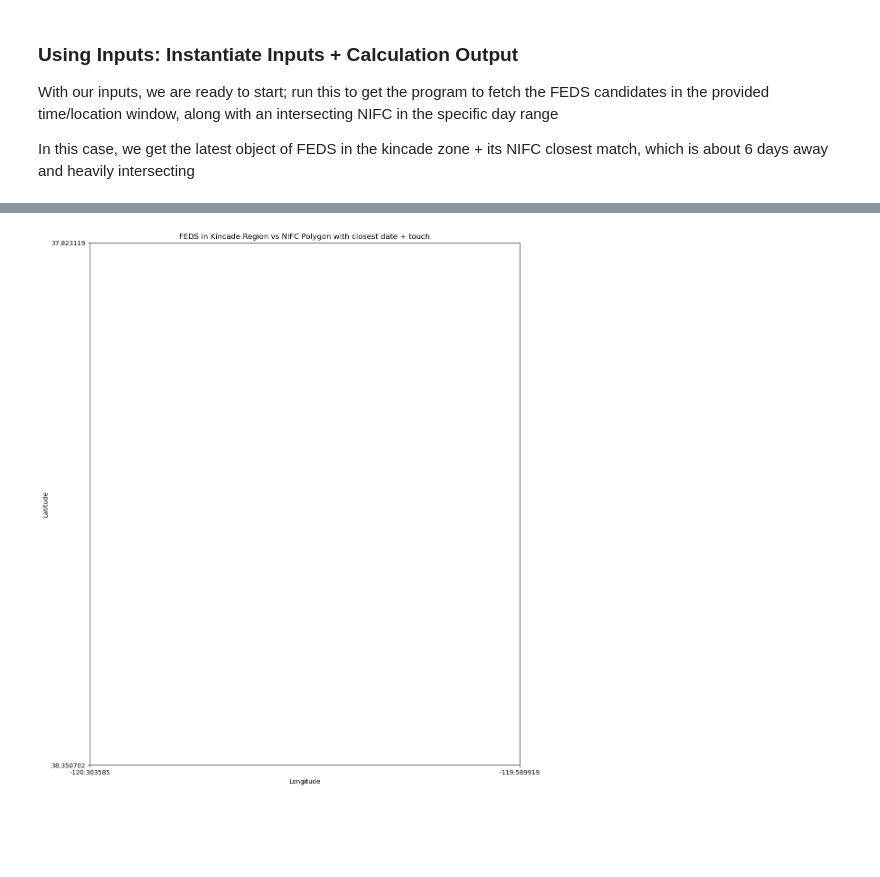
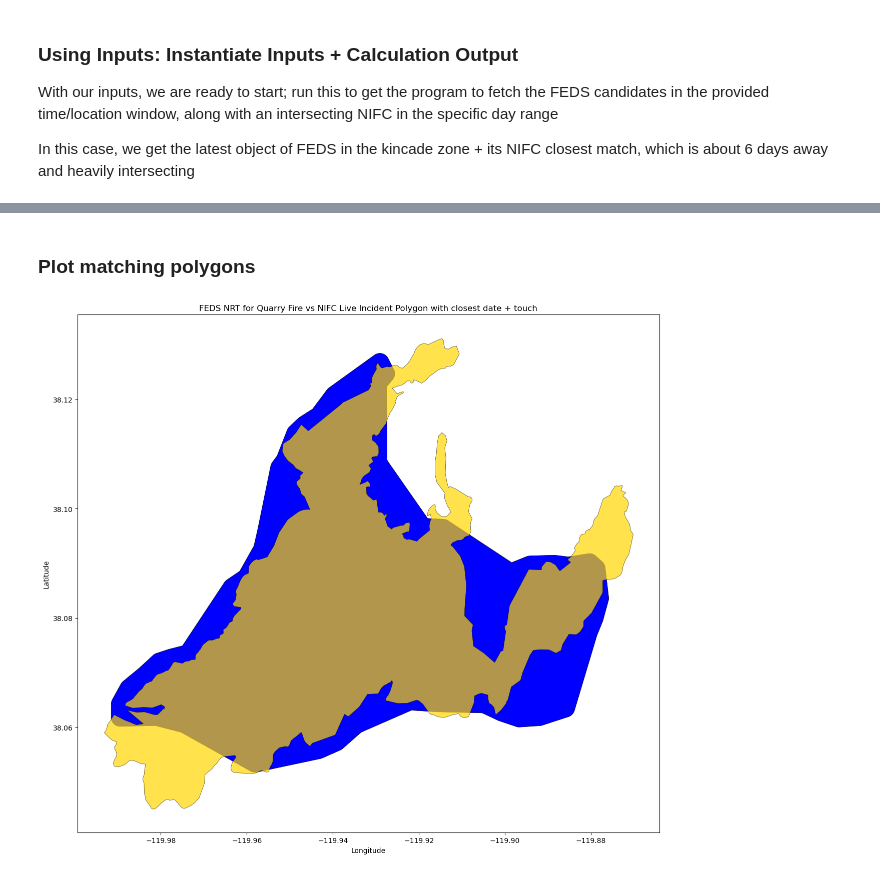
Before and after one commit to ksharonin/feds-benchmarking, a Jupyter notebook: demos/NRT_DEMO.ipynb, the cells around one changed output, grey strips where cells are left out. Cells and saved outputs as stored; diff of their text form; code cells hidden in the pictures; blank space fills up the shorter version.

Commit message:
nrt demo complete!

```diff
--- a/demos/NRT_DEMO.ipynb
+++ b/demos/NRT_DEMO.ipynb
@@ -20,7 +46,7 @@ from Utilities import *
 # START TIME
 year_start = 2023
 month_start = 10
-day_start = 18
+day_start = 10
 hour_start = 0
 minute_start = 0
 second_start = 0
@@ -31,7 +57,7 @@ utc_offset_start = '00:00'
 # END TIME
 year_stop = 2023
 month_stop = 10
-day_stop = 20
+day_stop = 22
 hour_stop = 0
 minute_stop = 0
 second_stop = 0
@@ -43,8 +69,7 @@ utc_offset_stop = '00:00'
 crs = 3857 # 4326
 
 # BBOX FOR SEARCH - [lon, lat, lon, lat]
-# search_bbox = ["-106.8", "24.5", "-72.9", "37.3"] # api demo
-search_bbox = ["-120.303585", "38.350702", "-119.589919", "37.823119"]
+search_bbox = ["-120.17","38.18","-119.67","37.9"]
 
 
 day_search_range = 7 # acceptable distance to search from feds -> reference (e.g. if refernce polygon is 8 days away, it is not included in calculations)
@@ -180,5 +206,5 @@ As noted above, this plotting will be moved into the classes. For now, it is dem
 # %%
-feds_kincade = feds_firenrt.polygons[feds_firenrt.polygons['index'] == 3] # <-- thats the index in (41, 11287)!
-feds_kincade.head()
+feds_nrt_match = feds_firenrt.polygons[feds_firenrt.polygons['index'] == 23] # <-- thats the index match
+feds_nrt_match.head()
 # %% [output]
 |  | geometry | duration | farea | fireid | flinelen | fperim | meanfrp | n_newpixels | n_pixels | ogc_fid | ... |
@@ -186,4 +212,4 @@ feds_kincade.head()
 # %%
-nifc_match = nifc_search._polygons[nifc_search.polygons['index'] == 11287] # <-- thats the index in (41, 11287)!
-nifc_match.head()
+nifc_current_match = nifc_search._polygons[nifc_search.polygons['index'] == 55] # <-- thats the index match
+nifc_current_match.head()
 # %% [output]
@@ -192,23 +218,18 @@ nifc_match.head()
+# %% [markdown]
+### Plot matching polygons
 # %%
-# for debugging purposes this is here
-
+# visualize
 import matplotlib.pyplot as plt
 
 fig, ax = plt.subplots(figsize=(15, 15))
 
-# bound box as defined by us
-# searchbbox ["-120.303585", "38.350702", "-119.589919", "37.823119"]
-ax.set_xlim(search_bbox[0], search_bbox[2])
-ax.set_ylim(search_bbox[1], search_bbox[3])
+v = feds_nrt_match.plot(ax=ax, legend=True, label="FEDS NRT MATCH", color="blue",edgecolor="black", linewidth=0.5 )
+n = nifc_current_match.plot(ax=ax, legend=True, label="WFIGS NIFC NRT", color="gold", edgecolor="black", linewidth=0.5, alpha=0.7)
 
-# feds_kincade.t.values[0]
-# plot search results/what calculation is pulling from
-v = feds_kincade.plot(ax=ax, legend=True, label="FEDS Kincade Fire Estimate", color="blue",edgecolor="black", linewidth=0.5 )
-nifc_search._polygons.plot(ax=ax, color="red",edgecolor="black")
 
-ax.set_title("FEDS in Kincade Region vs NIFC Polygon with closest date + touch")
+ax.set_title("FEDS NRT for Quarry Fire vs NIFC Live Incident Polygon with closest date + touch")
 ax.set_xlabel("Longitude")
 ax.set_ylabel("Latitude")
 plt.show()
 # %% [output]
-[figure, old version]
+[figure, new version]
```
Also changed, not shown: parts of 6 cells of this notebook, 9 other files.
